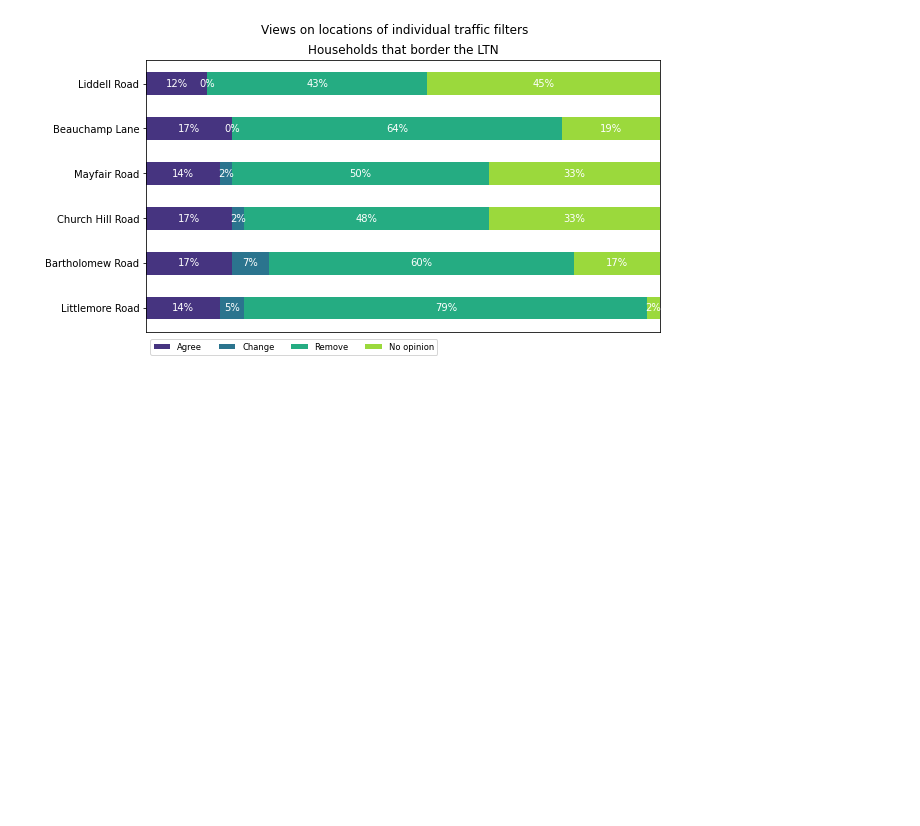
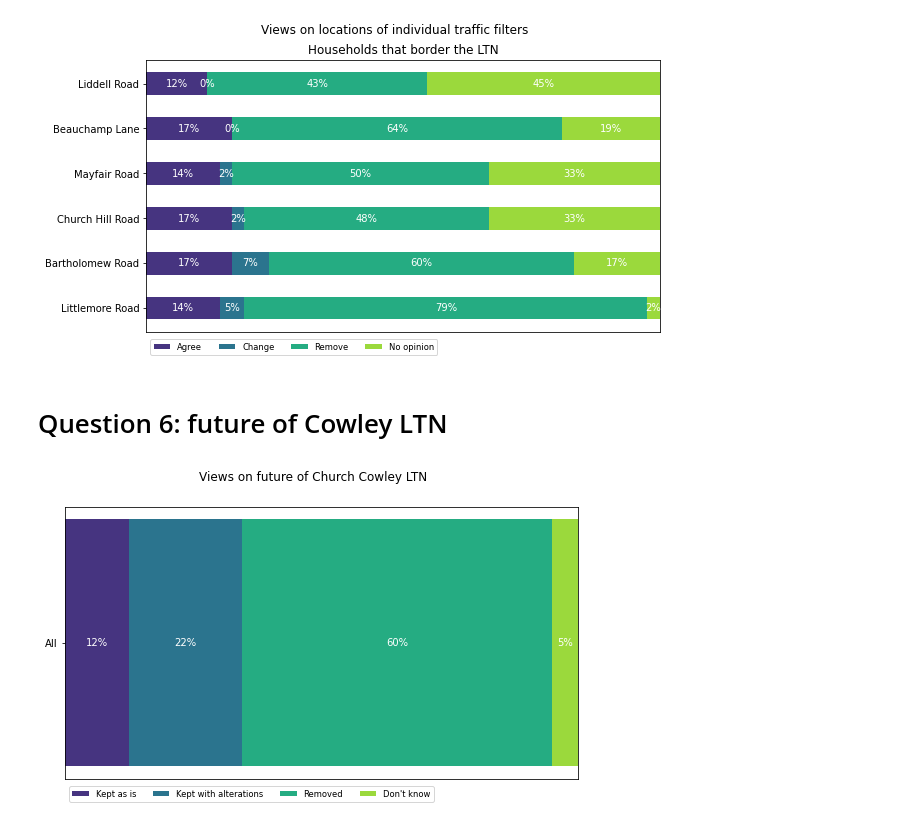
Before and after one commit to annarailton/littlemore_ltn_analysis, a Jupyter notebook: lpc_ltn_analysis.ipynb, the cells around one changed output. Saved outputs shown, nothing was run; the diff lists cells and outputs as text; code cells hidden in the pictures; blank space fills up the shorter version.

```diff
--- a/lpc_ltn_analysis.ipynb
+++ b/lpc_ltn_analysis.ipynb
@@ -689,7 +733,13 @@ qu4_results
   17.48878923766816,
   53.58744394618834]}
 # %%
-qu4_category_names = ['Very positive', 'Slightly positive', 'Neutral', 'Slightly negative', 'Very negative']
+qu4_category_names = [
+    "Very positive",
+    "Slightly positive",
+    "Neutral",
+    "Slightly negative",
+    "Very negative",
+]
 survey(qu4_results, qu4_category_names)
 plt.title("Impact of the LTN on households in Littlemore")
 plt.show()
@@ -698,7 +748,11 @@ plt.show()
 # %% [markdown]
 ## Let's try adding some more categories
 # %%
-school_run = df.groupby('school_run_drive')['4_ltn_impact'].value_counts(dropna=True, normalize=True).sort_index()
+school_run = (
+    df.groupby("school_run_drive")["4_ltn_impact"]
+    .value_counts(dropna=True, normalize=True)
+    .sort_index()
+)
 school_run
 # %% [output]
 school_run_drive  4_ltn_impact
@@ -740,9 +794,11 @@ plt.show()
 # %% [output]
 [figure]
 # %%
-active_travel = df.groupby("active_travel_after_bool")['4_ltn_impact'].value_counts(
-    dropna=True, normalize=True
-).sort_index()
+active_travel = (
+    df.groupby("active_travel_after_bool")["4_ltn_impact"]
+    .value_counts(dropna=True, normalize=True)
+    .sort_index()
+)
 active_travel
 # %% [output]
 active_travel_after_bool  4_ltn_impact
@@ -793,8 +867,10 @@ impact_dict
  4: 'Slightly negative',
  5: 'Very negative'}
 # %%
-df['4_ltn_impact_category'] = pd.Categorical(df['4_ltn_impact'].map(impact_dict), categories=qu4_category_names)
-df[['4_ltn_impact', '4_ltn_impact_category']]
+df["4_ltn_impact_category"] = pd.Categorical(
+    df["4_ltn_impact"].map(impact_dict), categories=qu4_category_names
+)
+df[["4_ltn_impact", "4_ltn_impact_category"]]
 # %% [output]
 |  | 4_ltn_impact | 4_ltn_impact_category |
 | 0 | 1.0 | Very positive |
@@ -906,3 +1051,21 @@ plt.savefig("img/8_individual_filters_border_ltn.png", bbox_inches="tight")
 plt.show()
 # %% [output]
 [figure]
+# %% [markdown]
+# Question 6: future of Cowley LTN
+# %%
+qu6_categories = ["Kept as is", "Kept with alterations", "Removed", "Don't know"]
+qu6_results = {
+    "All": [
+        100 * i
+        for i in df["6_ltn_future"]
+        .value_counts(dropna=True, normalize=True)[qu6_categories]
+        .tolist()
+    ]
+}
+survey(qu6_results, qu6_categories)
+plt.suptitle("Views on future of Church Cowley LTN")
+plt.savefig("img/09_future_of_ltn.png", bbox_inches="tight")
+plt.show()
+# %% [output]
+[figure, added]
```
Also changed, not shown: parts of 30 cells of this notebook.
